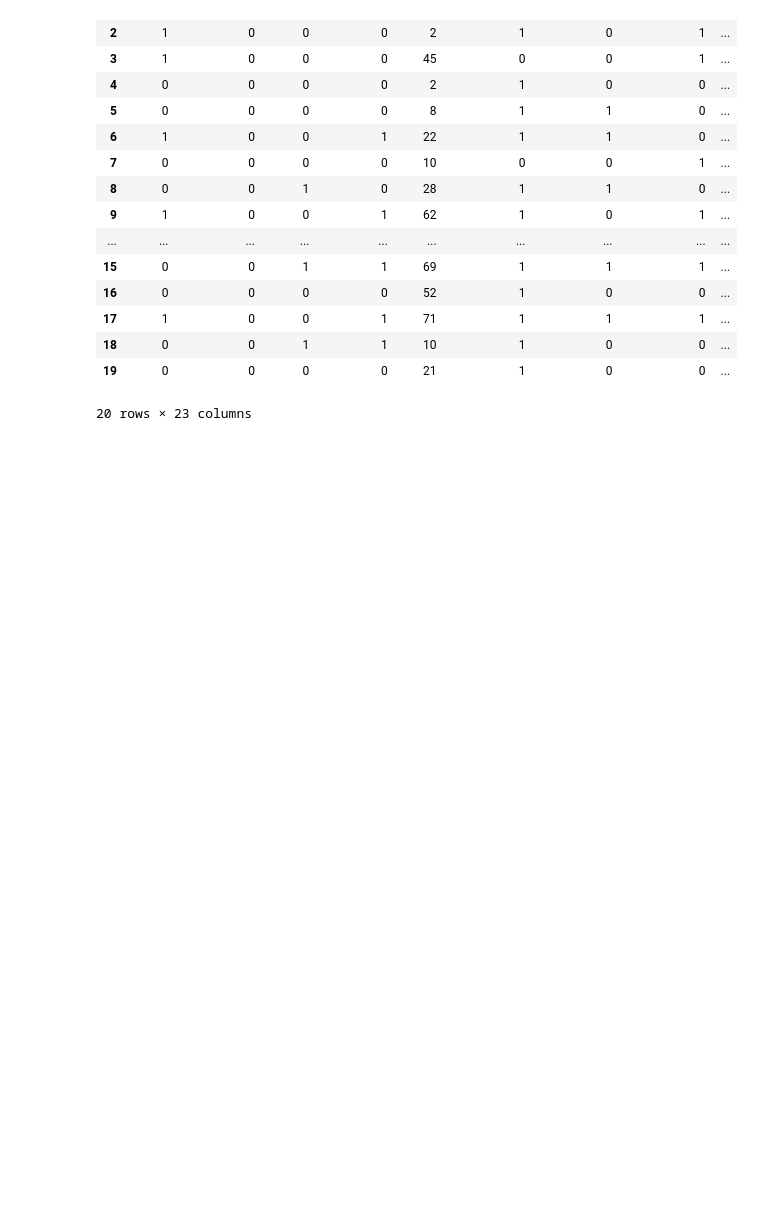
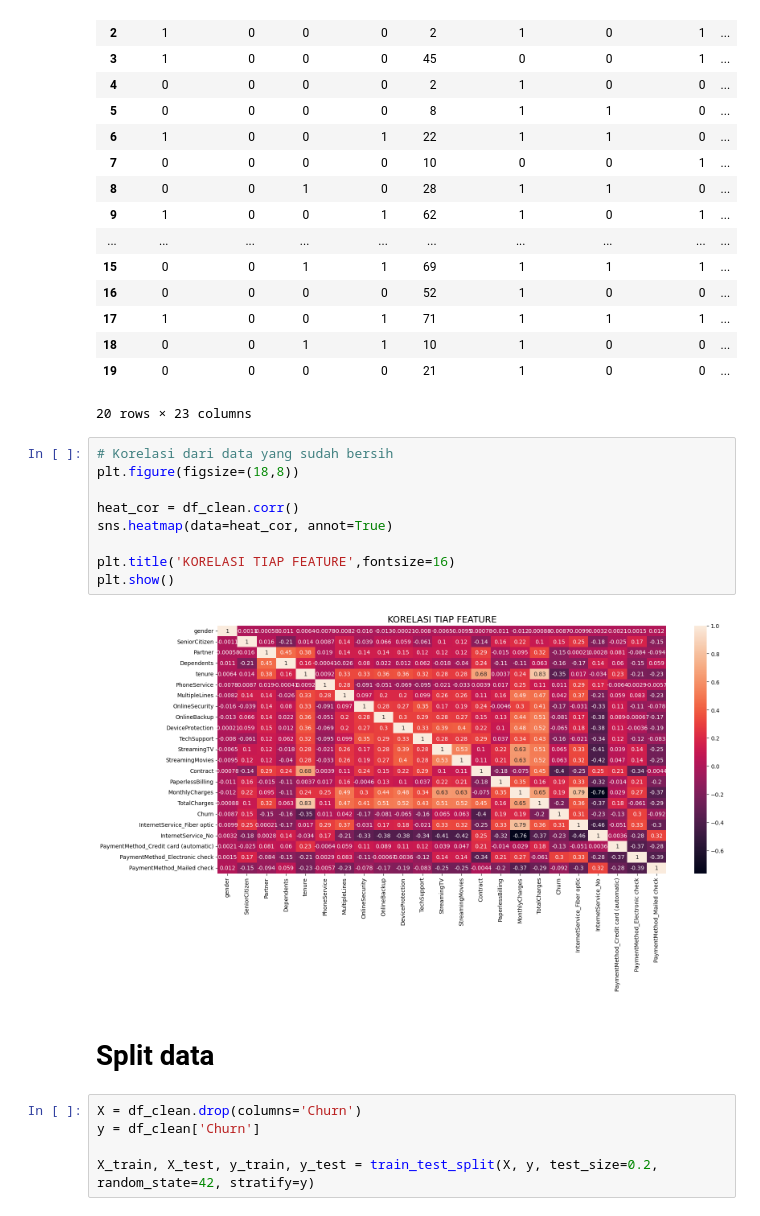
Before and after one commit to PrimaSembiring/telco-costumer-churn, a Jupyter notebook: use_LightGBM.ipynb, the cells around one changed output. Drawn from its saved outputs; the diff is of its cells as text; blank space fills up the shorter version.

```diff
--- a/use_LightGBM.ipynb
+++ b/use_LightGBM.ipynb
@@ -400,3 +401,21 @@ df_clean.head(20)
 | 18 | 0 | 0 | 1 | 1 | 10 | 1 | 0 | 0 | ... |
 | 19 | 0 | 0 | 0 | 0 | 21 | 1 | 0 | 0 | ... |
 20 rows × 23 columns
+# %%
+# Korelasi dari data yang sudah bersih
+plt.figure(figsize=(18,8))
+
+heat_cor = df_clean.corr()
+sns.heatmap(data=heat_cor, annot=True)
+
+plt.title('KORELASI TIAP FEATURE',fontsize=16)
+plt.show()
+# %% [output]
+[figure, added]
+# %% [markdown]
+# Split data
+# %%
+X = df_clean.drop(columns='Churn')
+y = df_clean['Churn']
+
+X_train, X_test, y_train, y_test = train_test_split(X, y, test_size=0.2, random_state=42, stratify=y)
```
Also changed, not shown: parts of 5 cells of this notebook.
